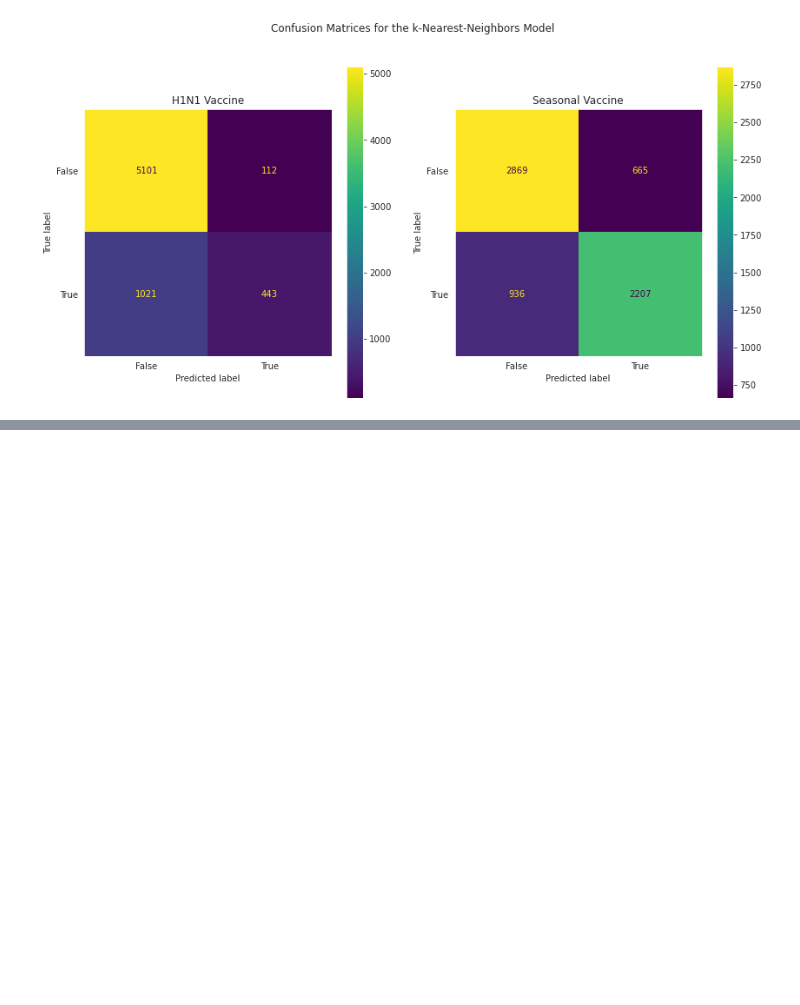
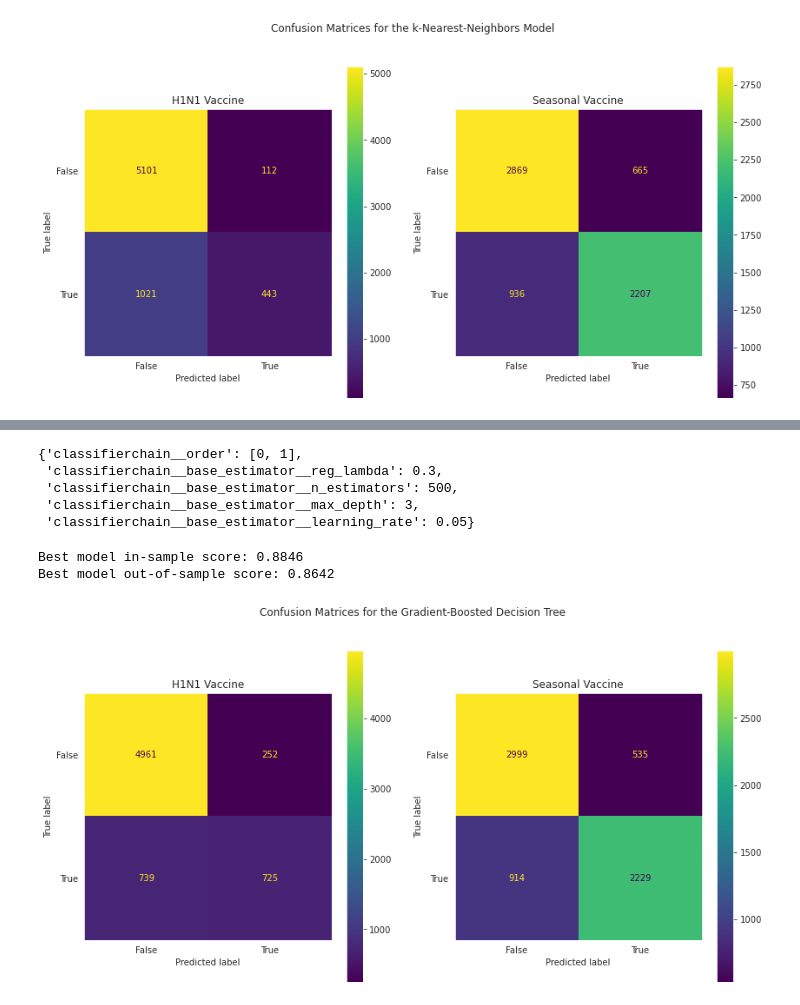
Before and after one commit to mhadjiantonis/FluShotLearning, a Jupyter notebook: FluShot.ipynb, the cells around one changed output, grey strips where cells are left out. Drawn from its saved outputs; the diff is of its cells as text; code cells hidden in the pictures; blank space fills up the shorter version.

Commit message:
feat: Create and train gradient-boosted tree

```diff
--- a/FluShot.ipynb
+++ b/FluShot.ipynb
@@ -617,0 +622,22 @@ comp_predictions.to_csv('submissions/knn.csv')
+# %%
+from sklearn.multioutput import ClassifierChain
+from sklearn.metrics import roc_auc_score
+from xgboost import XGBClassifier
+
+chain = ClassifierChain(XGBClassifier(use_label_encoder=False, verbosity=0, n_jobs=1))
+
+xgb_pipe = make_pipeline(col_transformer, chain)
+# %%
+from sklearn.model_selection import RandomizedSearchCV
+
+params = {
+    'classifierchain__base_estimator__n_estimators': [100, 200, 500],
+    'classifierchain__base_estimator__max_depth': list(range(1, 6)),
+    'classifierchain__base_estimator__learning_rate': np.arange(0.05, 0.16, 0.02),
+    'classifierchain__base_estimator__reg_lambda': [0.1, 0.2, 0.3],
+    'classifierchain__order': [[0, 1], [1, 0]]
+}
+
+xgb_grid = RandomizedSearchCV(xgb_pipe, params, scoring='roc_auc', n_iter=270, verbose=1, n_jobs=4)
+
+xgb_grid.fit(X_train, Y_train.astype(int))
@@ -617,0 +663,32 @@ comp_predictions.to_csv('submissions/knn.csv')
+# %%
+# Best parameters for the model
+display(xgb_grid.best_params_)
+# %% [output]
+{'classifierchain__order': [0, 1],
+ 'classifierchain__base_estimator__reg_lambda': 0.3,
+ 'classifierchain__base_estimator__n_estimators': 500,
+ 'classifierchain__base_estimator__max_depth': 3,
+ 'classifierchain__base_estimator__learning_rate': 0.05}
+# %%
+# Score for best model, using test data
+print('Best model in-sample score: {:.4f}'.format(xgb_grid.score(X_train, Y_train)))
+print('Best model out-of-sample score: {:.4f}'.format(xgb_grid.score(X_test, Y_test)))
+# %% [output]
+Best model in-sample score: 0.8846
+Best model out-of-sample score: 0.8642
+# %%
+# Display confusion matrices for the model
+
+from sklearn.metrics import ConfusionMatrixDisplay
+
+predictions = xgb_grid.predict(X_test)
+
+fig = plt.figure(figsize=(14, 7))
+axs = fig.subplots(1, 2)
+for i, col in enumerate(Y_test.columns):
+    ConfusionMatrixDisplay.from_predictions(Y_test[col], predictions[:, i], ax=axs[i])
+    axs[i].set_title(col.title().replace('_', ' '))
+fig.suptitle('Confusion Matrices for the Gradient-Boosted Decision Tree')
+plt.show()
+# %% [output]
+[figure, added]
```
Also changed, not shown: parts of 4 cells of this notebook.
